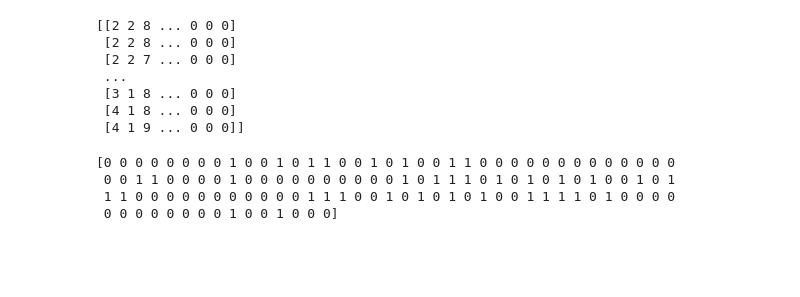
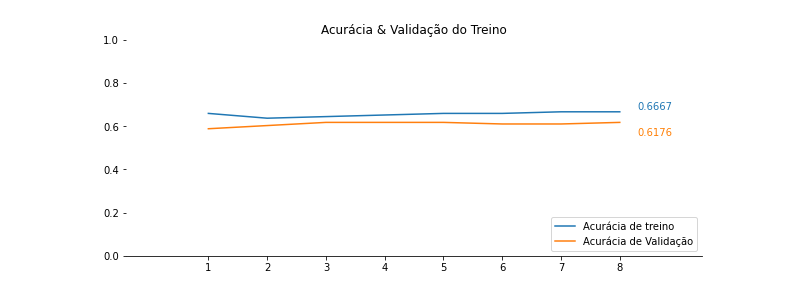
Before and after one commit to BrianIto/ML_DEN_RNA, a Jupyter notebook: One_Hot_Encoding_na_proteina.ipynb, the cells around one changed output. Saved outputs shown, nothing was run; the diff lists cells and outputs as text; code cells hidden in the pictures; blank space fills up the shorter version.

```diff
--- a/One_Hot_Encoding_na_proteina.ipynb
+++ b/One_Hot_Encoding_na_proteina.ipynb
@@ -169,6 +159,21 @@ plt.show()
+# %%
+#Normalização do Train Data
+
+train_stats = pd.DataFrame(train_data).describe()
+train_stats = train_stats.transpose()
+
+def norm(x):
+  return (x - train_stats['mean']) / train_stats['std']
+
+# train_data = normalize(train_data)
+# train_data
+
+train_data = norm(pd.DataFrame(train_data))
+train_data = train_data.to_numpy()
 # %%
 from keras import models, Model
 from keras import layers
+import keras
 
 def build_model():
     inputs = layers.Input(shape=(size,)) # placeholder
@@ -179,7 +184,9 @@ def build_model():
 
     model.summary()
 
-    model.compile(optimizer='rmsprop',
+    opt = keras.optimizers.SGD(learning_rate=0.01)
+
+    model.compile(optimizer=opt,
                 loss='binary_crossentropy',
                 metrics=['accuracy'])
     return model
@@ -188,7 +195,7 @@ modelito = build_model()
 
 halfShape = int(np.floor(( ns1.shape[0] /2 )))
 
-history = modelito.fit(train_data[:halfShape], train_labels[:halfShape], epochs=20, batch_size=512,
+history = modelito.fit(train_data[:halfShape], train_labels[:halfShape], epochs=8, batch_size=25,
                       validation_data=(train_data[halfShape: ns1.shape[0]], train_labels[ halfShape: ns1.shape[0] ]))
 # %% [output]
 Model: "mnits_model"
@@ -211,17 +218,23 @@ Epoch 20/20
-# %%
-print(train_data)
-# %% [output]
-[[2 2 8 ... 0 0 0]
- [2 2 8 ... 0 0 0]
- [2 2 7 ... 0 0 0]
- ...
- [3 1 8 ... 0 0 0]
- [4 1 8 ... 0 0 0]
- [4 1 9 ... 0 0 0]]
-# %%
-print(train_labels)
-# %% [output]
-[0 0 0 0 0 0 0 0 1 0 0 1 0 1 1 0 0 1 0 1 0 0 1 1 0 0 0 0 0 0 0 0 0 0 0 0 0
- 0 0 1 1 0 0 0 0 1 0 0 0 0 0 0 0 0 0 0 1 0 1 1 1 0 1 0 1 0 1 0 1 0 0 1 0 1
- 1 1 0 0 0 0 0 0 0 0 0 0 0 1 1 1 0 0 1 0 1 0 1 0 1 0 0 1 1 1 1 0 1 0 0 0 0
- 0 0 0 0 0 0 0 0 1 0 0 1 0 0 0]
+# %%
+
+fig = plt.figure(figsize=(8, 3))
+ax = fig.add_axes([0,0,1,1])
+epochs = list(range(1, len(history.history["accuracy"]) + 1))
+ax.plot(pd.Series(epochs).astype(int), history.history["accuracy"])
+ax.plot(epochs, history.history["val_accuracy"])
+ax.spines["right"].set_visible(False)
+ax.spines["top"].set_visible(False)
+ax.spines["left"].set_visible(False)
+ax.margins(0.2)
+ax.set_ylim(ymin=0, ymax= 1)
+plt.xticks(epochs, epochs)
+plt.legend(["Acurácia de treino", "Acurácia de Validação"], loc="lower right")
+plt.title("Acurácia & Validação do Treino")
+plt.text(len(epochs) + 0.3,
+         np.max(history.history["accuracy"]) + 0.01, str(round(np.max(history.history["accuracy"]), 4)),
+         color="#1f77b4")
+plt.text(len(epochs) + 0.3, np.max(history.history["val_accuracy"]) - 0.06, str(round(np.max(history.history["val_accuracy"]), 4)),
+         color="#ff7f04")
+plt.show()
+# %% [output]
+[figure, added]
```
Also changed, not shown: parts of 11 cells of this notebook.
